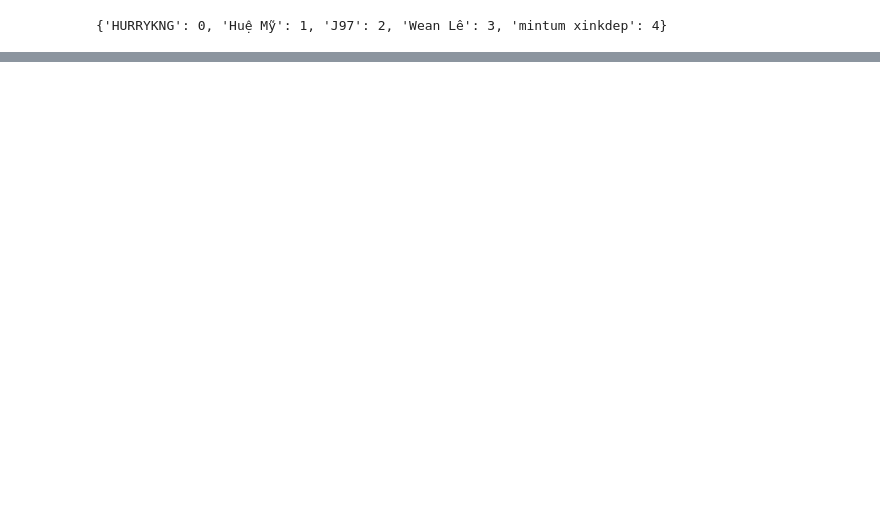
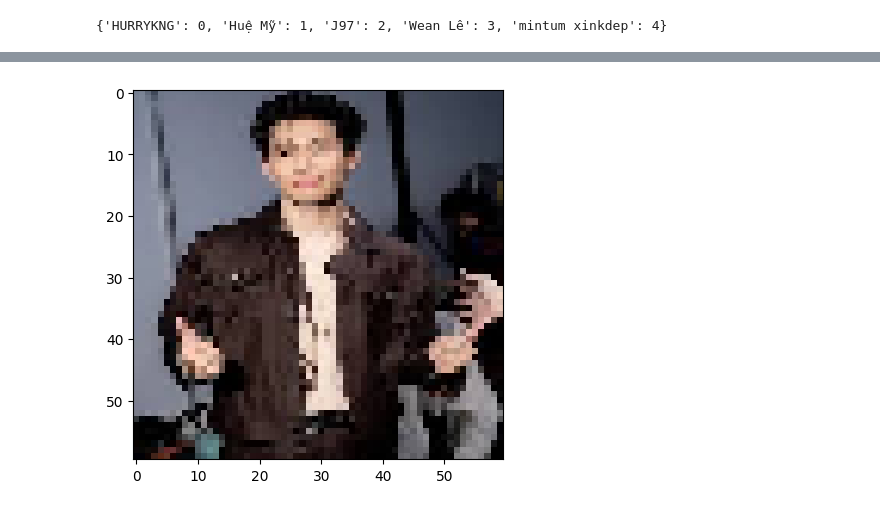
Before and after one commit to my-quach/R-AI, a Jupyter notebook: People.ipynb, the cells around one changed output, grey strips where cells are left out. Cells and saved outputs as stored; diff of their text form; code cells hidden in the pictures; blank space fills up the shorter version.

```diff
--- a/People.ipynb
+++ b/People.ipynb
@@ -95,3 +144,24 @@ Found 35 images belonging to 5 classes.
 generator.class_indices
 # %% [output]
 {'HURRYKNG': 0, 'Huệ Mỹ': 1, 'J97': 2, 'Wean Lê': 3, 'mintum xinkdep': 4}
+# %%
+
+# Load ảnh 60x60
+img = load_img('/content/drive/MyDrive/people/HURRYKNG/hrk4.jpg', target_size=(60, 60))
+plt.imshow(img)  # Hiển thị ảnh
+
+# Tiền xử lý ảnh
+img = img_to_array(img)
+img_flatten = img.reshape(1, 60 * 60 * 3)        # ✅ Flatten ảnh 60x60x3 → 1D vector
+img_flatten = img_flatten.astype('float32') / 255  # ✅ Normalize về [0,1]
+
+# Dự đoán
+y_pred_prob = model.predict(img_flatten)
+predicted_class_index = int(np.argmax(y_pred_prob))
+
+# Lấy nhãn class
+class_labels = list(generator.class_indices.keys())
+
+# In kết quả
+print("Dự đoán:", class_labels[predicted_class_index])
+# %% [output]
@@ -98 +170,2 @@ generator.class_indices
+[figure, added]
 # %%
```
Also changed, not shown: parts of 15 cells of this notebook.
